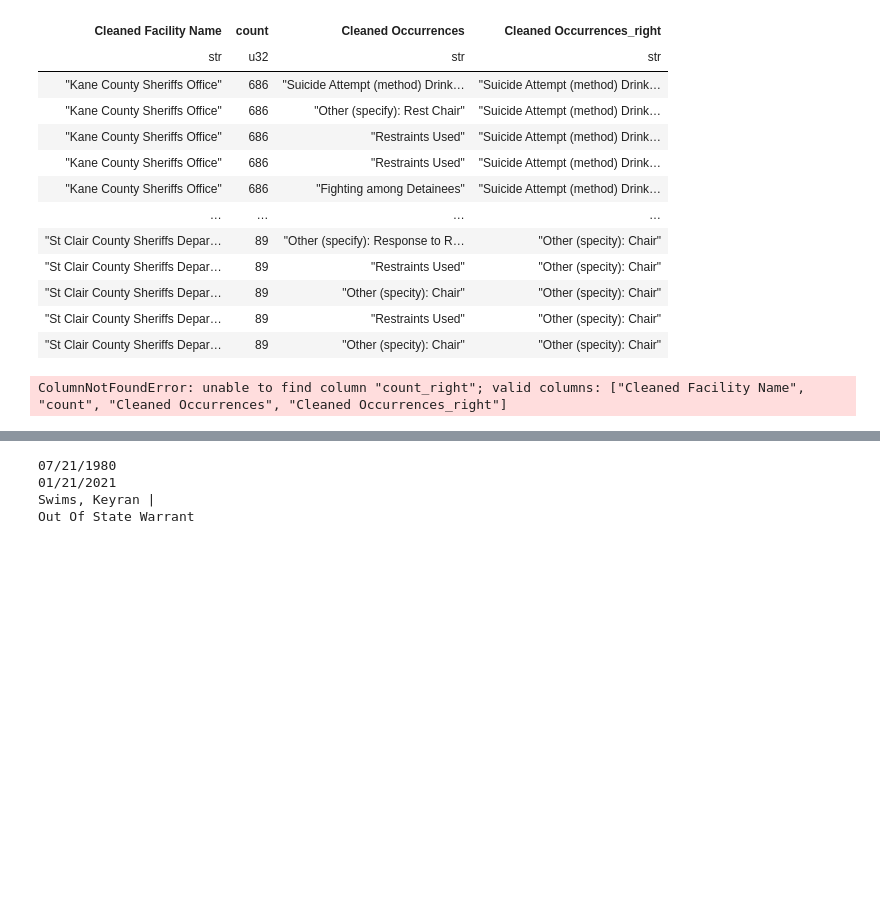
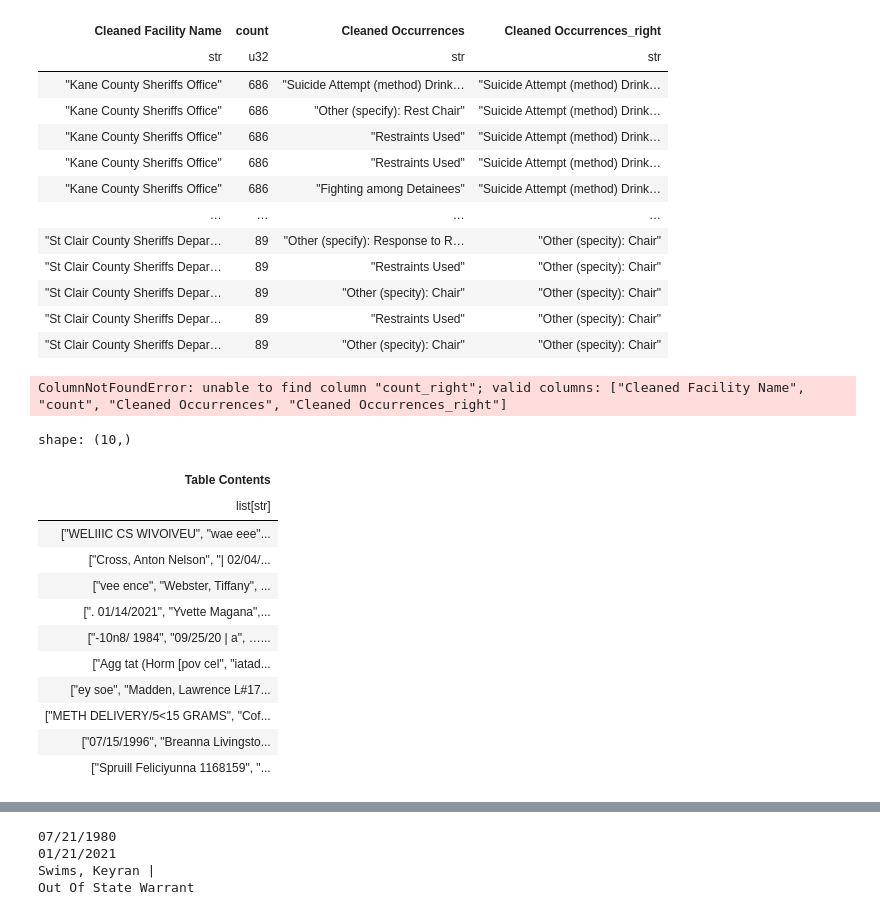
Before and after one commit to mansueto-institute/jail-events, a Jupyter notebook: src/jail-events/notebooks/extraction_report.ipynb, the cells around one changed output, grey strips where cells are left out. Drawn from its saved outputs; the diff is of its cells as text; code cells hidden in the pictures; blank space fills up the shorter version.

```diff
--- a/src/jail-events/notebooks/extraction_report.ipynb
+++ b/src/jail-events/notebooks/extraction_report.ipynb
@@ -828,4 +830,18 @@ fighting_chart
 # %%
 contents = df_cleaned['Table Contents']
 # %%
-contents
+contents.head()
+# %% [output]
+shape: (10,)
+| Table Contents |
+| list[str] |
+| ["WELIIIC CS WIVOlVEU", "wae eee"... |
+| ["Cross, Anton Nelson", "| 02/04/... |
+| ["vee ence", "Webster, Tiffany", ... |
+| [". 01/14/2021", "Yvette Magana",... |
+| ["-10n8/ 1984", "09/25/20 | a", …... |
+| ["Agg tat (Horm [pov cel", "iatad... |
+| ["ey soe", "Madden, Lawrence L#17... |
+| ["METH DELIVERY/5<15 GRAMS", "Cof... |
+| ["07/15/1996", "Breanna Livingsto... |
+| ["Spruill Feliciyunna 1168159", "... |
```
Also changed, not shown: parts of 4 cells of this notebook, 4 other files.
